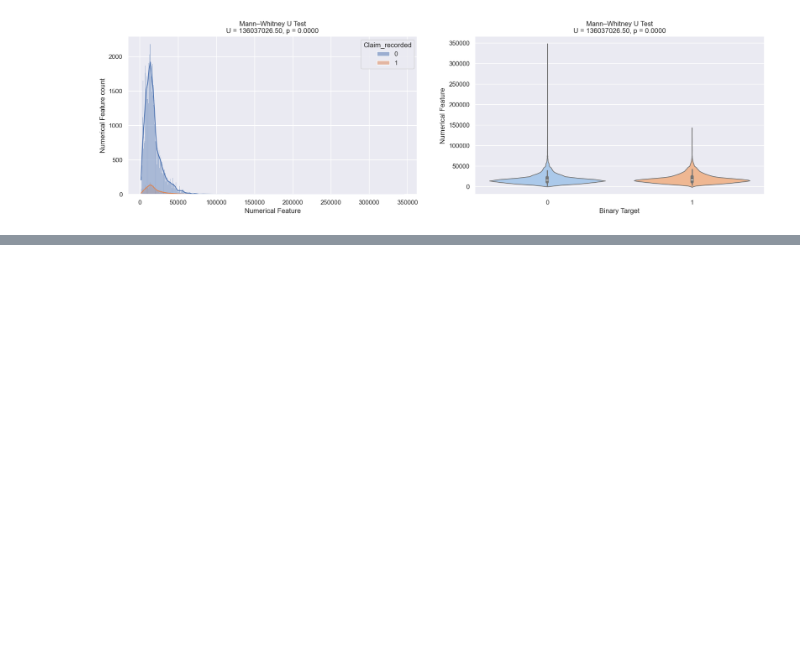
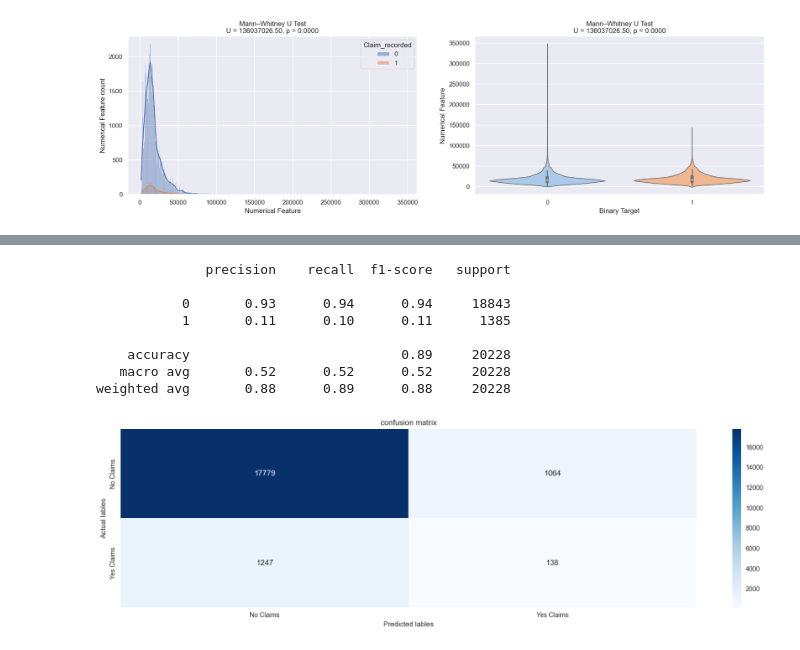
Before and after one commit to omars1234/Auto_Mobile_Inusrance_Analysis, a Jupyter notebook: Project_NoteBook.ipynb, the cells around one changed output, grey strips where cells are left out. Drawn from its saved outputs; the diff is of its cells as text; code cells hidden in the pictures; blank space fills up the shorter version.

```diff
--- a/Project_NoteBook.ipynb
+++ b/Project_NoteBook.ipynb
@@ -412,0 +455,27 @@ Reject H₀ → There is significant distribution difference between Claim_recor
+# %%
+numeric_scaler = StandardScaler()
+categorical_transformer = OneHotEncoder(sparse_output=False)
+numeric_transformer =  PowerTransformer(method='yeo-johnson')
+
+
+X = df_copy.drop(['Claim_recorded','Severity','Number_of_recorded_claims'], axis=1)
+y = df_copy['Claim_recorded']
+
+
+numeric_features_for_transformation = ['Veh_value','Claims_cost']
+numeric_features_for_scaling =['Veh_value', 'Exposure','Claims_cost']
+categorical_features_for_oh = ['Veh_body','Gender','Area','Veh_age','Age_category']
+
+
+
+preprocessor = ColumnTransformer(
+    transformers=[
+        #('numeric_transformer', numeric_transformer, numeric_features_for_transformation),
+        #('numeric_scaler', numeric_scaler, numeric_features_for_scaling),
+        ('categorical_transformer', categorical_transformer, categorical_features_for_oh)
+
+    ]
+)
+
+preprocessed_data=preprocessor.fit_transform(X)
+X_train, X_test, y_train, y_test = train_test_split(preprocessed_data,y ,test_size= 0.3,random_state=42,stratify=y)
@@ -412,0 +556,22 @@ Reject H₀ → There is significant distribution difference between Claim_recor
+# %%
+Model=xgb.XGBClassifier(random_state=42)
+resampled_x,resampled_y=EditedNearestNeighbours().fit_resample(preprocessed_data,y)
+Model.fit(resampled_x,resampled_y)
+prediction=Model.predict(X_test)
+print(classification_report(y_test,prediction))
+plt.figure(figsize=(20,5))
+sns.heatmap(confusion_matrix(y_test,prediction),annot=True,fmt="d",xticklabels=['No Claims','Yes Claims'],cmap='Blues',yticklabels=['No Claims','Yes Claims'])
+plt.xlabel("Predicted lables")
+plt.ylabel("Actual lables")
+plt.title('confusion matrix')
+plt.show()
+# %% [output]
+              precision    recall  f1-score   support
+
+           0       0.93      0.94      0.94     18843
+           1       0.11      0.10      0.11      1385
+
+    accuracy                           0.89     20228
+   macro avg       0.52      0.52      0.52     20228
+weighted avg       0.88      0.89      0.88     20228
+[figure, added]
```
Also changed, not shown: parts of 14 cells of this notebook, 5 other files.
